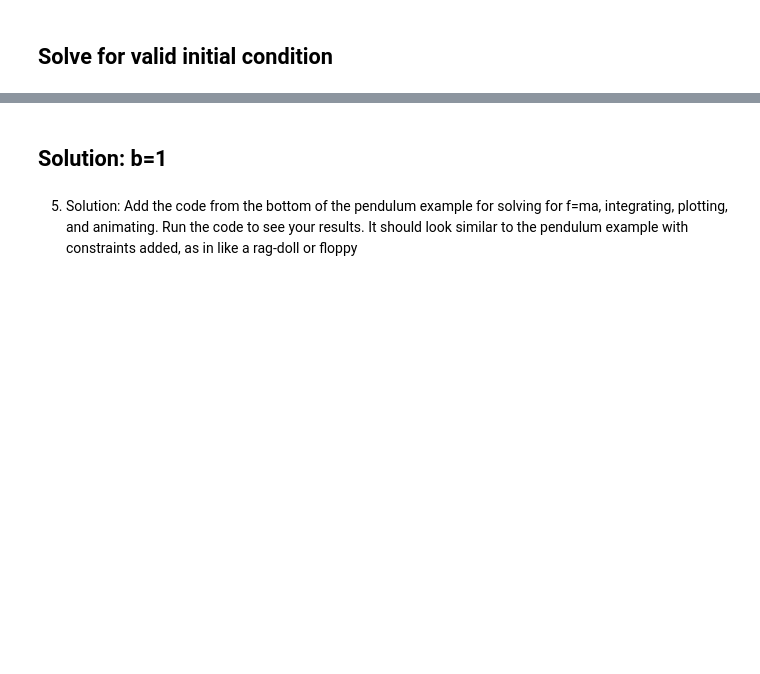
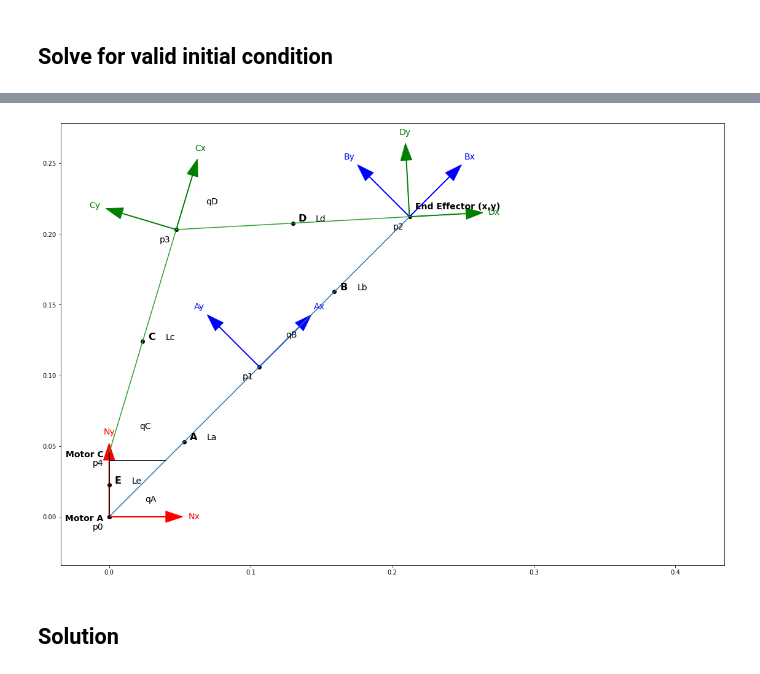
Before and after one commit to biodegradablerobotics/biodegradablerobotics.github.io, a Jupyter notebook: Code/System Dynamics 2.ipynb, the cells around one changed output, grey strips where cells are left out. Cells and saved outputs as stored; diff of their text form; code cells hidden in the pictures; blank space fills up the shorter version.

```diff
--- a/Code/System Dynamics 2.ipynb
+++ b/Code/System Dynamics 2.ipynb
@@ -273,12 +368,12 @@ array([[[0.00000000e+00, 0.00000000e+00],
 # %%
 # Valid initial condition
 x = numpy.array([points.y[1][0][0], points.y[1][1][0], points.y[1][2][0], points.y[1][3][0], points.y[1][4][0],0])
 y = numpy.array([points.y[1][0][1], points.y[1][1][1], points.y[1][2][1], points.y[1][3][1], points.y[1][4][1],0])
-#prettyplot(x,y)
+prettyplot(x,y)
+# %% [output]
+[figure, added]
 # %% [markdown]
-## Solution: b=1
+## Solution
-# %% [markdown]
-5. Solution: Add the code from the bottom of the pendulum example for solving for f=ma, integrating, plotting, and animating. Run the code to see your results. It should look similar to the pendulum example with constraints added, as in like a rag-doll or floppy
 # %%
 # F=ma
 f,ma = system.getdynamics()
```
Also changed, not shown: parts of 57 cells of this notebook, 11 other files.
